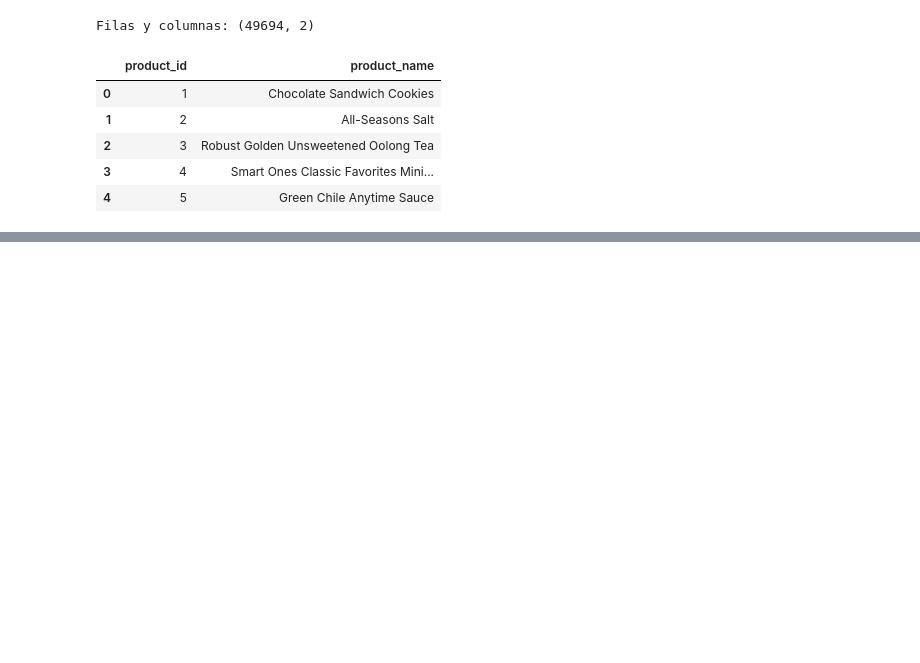
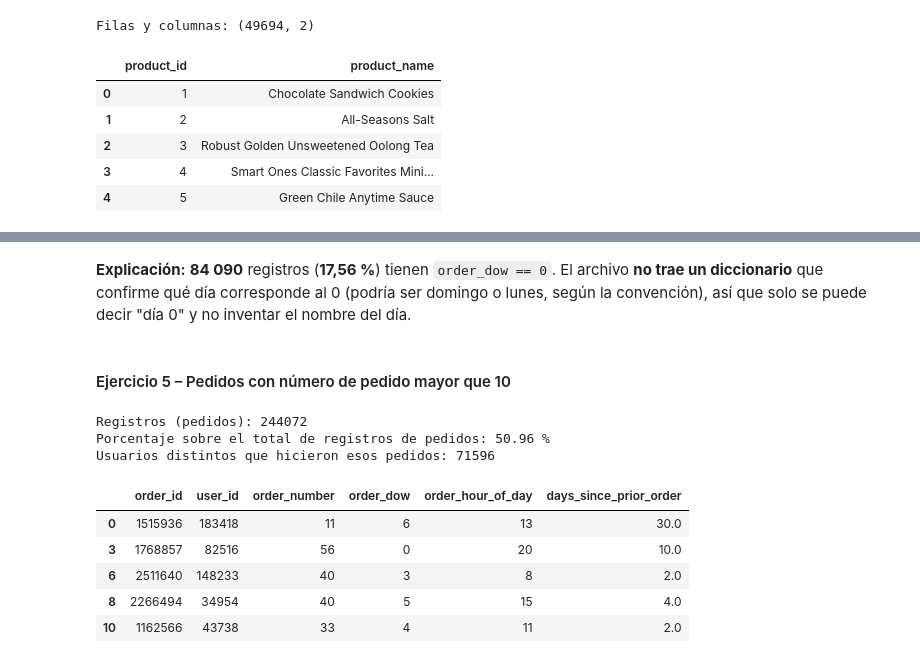
Before and after one commit to LPAMENDEZ/instacart.analisis, a Jupyter notebook: notebooks/01_exploracion_instacart.ipynb, the cells around one changed output, grey strips where cells are left out. Cells and saved outputs as stored; diff of their text form; code cells hidden in the pictures; blank space fills up the shorter version.

```diff
--- a/notebooks/01_exploracion_instacart.ipynb
+++ b/notebooks/01_exploracion_instacart.ipynb
@@ -395,0 +474,21 @@ Filas y columnas: (49694, 2)
+# %% [markdown]
+**Explicación:** **84 090** registros (**17,56 %**) tienen `order_dow == 0`. El archivo **no trae un diccionario** que confirme qué día corresponde al 0 (podría ser domingo o lunes, según la convención), así que solo se puede decir "día 0" y no inventar el nombre del día.
+# %% [markdown]
+#### Ejercicio 5 – Pedidos con número de pedido mayor que 10
+# %%
+ej5 = orders.loc[orders["order_number"] > 10]
+
+print("Registros (pedidos):", ej5.shape[0])
+print(f"Porcentaje sobre el total de registros de pedidos: {ej5.shape[0] / total_orders * 100:.2f} %")
+print("Usuarios distintos que hicieron esos pedidos:", ej5["user_id"].nunique())
+ej5.head()
+# %% [output]
+Registros (pedidos): 244072
+Porcentaje sobre el total de registros de pedidos: 50.96 %
+Usuarios distintos que hicieron esos pedidos: 71596
+|  | order_id | user_id | order_number | order_dow | order_hour_of_day | days_since_prior_order |
+| 0 | 1515936 | 183418 | 11 | 6 | 13 | 30.0 |
+| 3 | 1768857 | 82516 | 56 | 0 | 20 | 10.0 |
+| 6 | 2511640 | 148233 | 40 | 3 | 8 | 2.0 |
+| 8 | 2266494 | 34954 | 40 | 5 | 15 | 4.0 |
+| 10 | 1162566 | 43738 | 33 | 4 | 11 | 2.0 |
```
Also changed, not shown: parts of 27 cells of this notebook.
